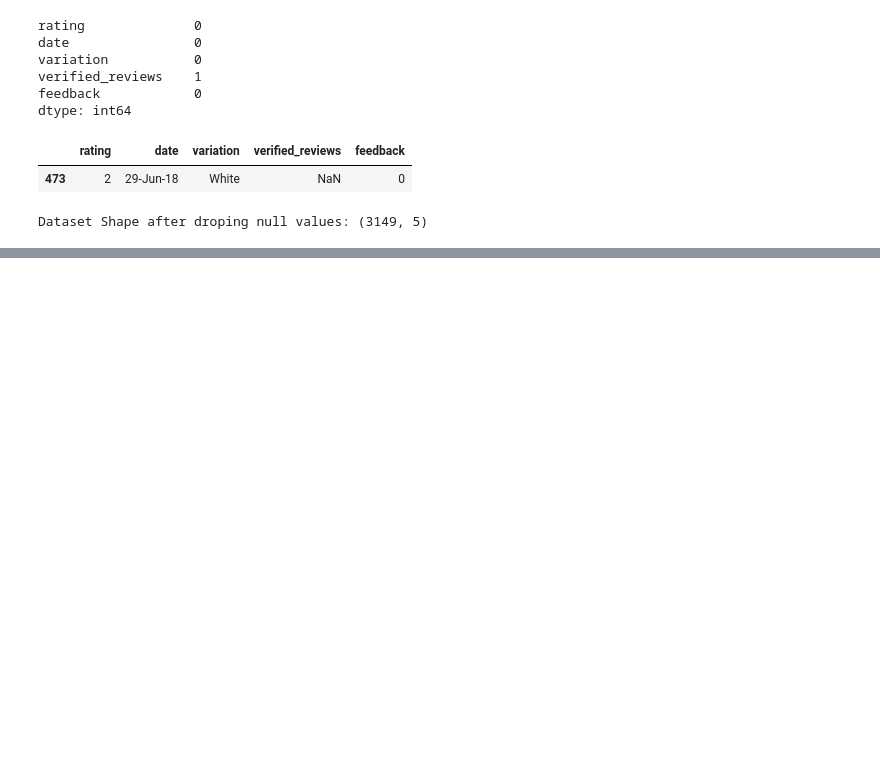
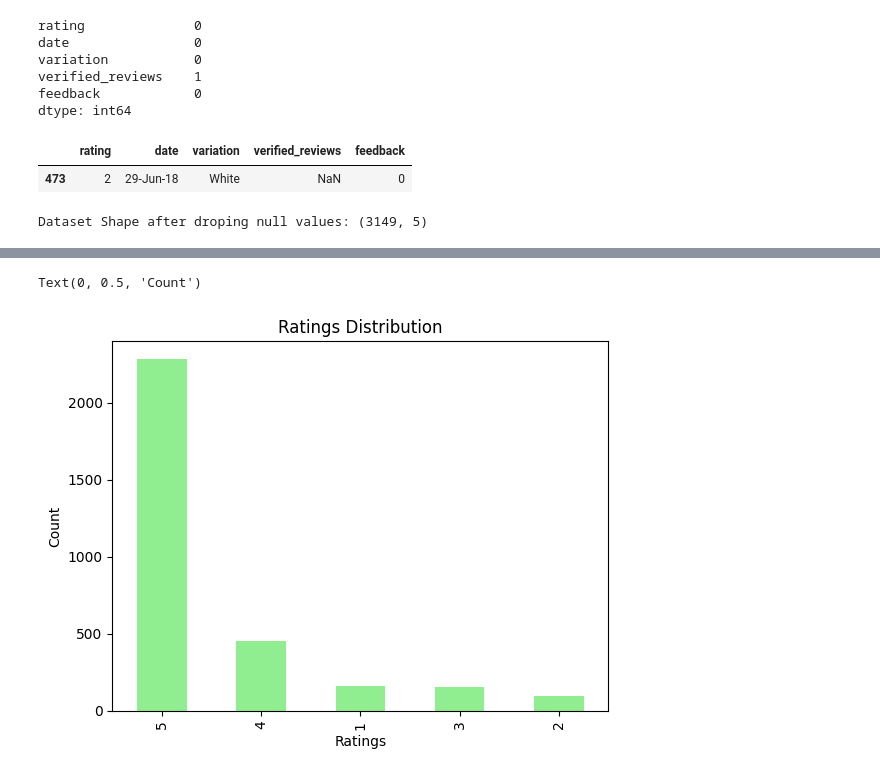
Before and after one commit to Aadeshh0/alexa_review, a Jupyter notebook: main.ipynb, the cells around one changed output, grey strips where cells are left out. Cells and saved outputs as stored; diff of their text form; code cells hidden in the pictures; blank space fills up the shorter version.

Commit message:
plotted bar graphs for distribution

```diff
--- a/main.ipynb
+++ b/main.ipynb
@@ -66,3 +66,6 @@ data.dropna(inplace=True)
 print(f"Dataset Shape after droping null values: {data.shape}")
 # %% [output]
 Dataset Shape after droping null values: (3149, 5)
+# %%
+data['length'] = data['verified_reviews'].apply(len)
+data
@@ -68,0 +96,8 @@ Dataset Shape after droping null values: (3149, 5)
+# %%
+data['rating'].value_counts().plot.bar(color='lightgreen')
+plt.title('Ratings Distribution')
+plt.xlabel('Ratings')
+plt.ylabel('Count')
+# %% [output]
+Text(0, 0.5, 'Count')
+[figure, added]
```
Also changed, not shown: parts of 3 cells of this notebook.
